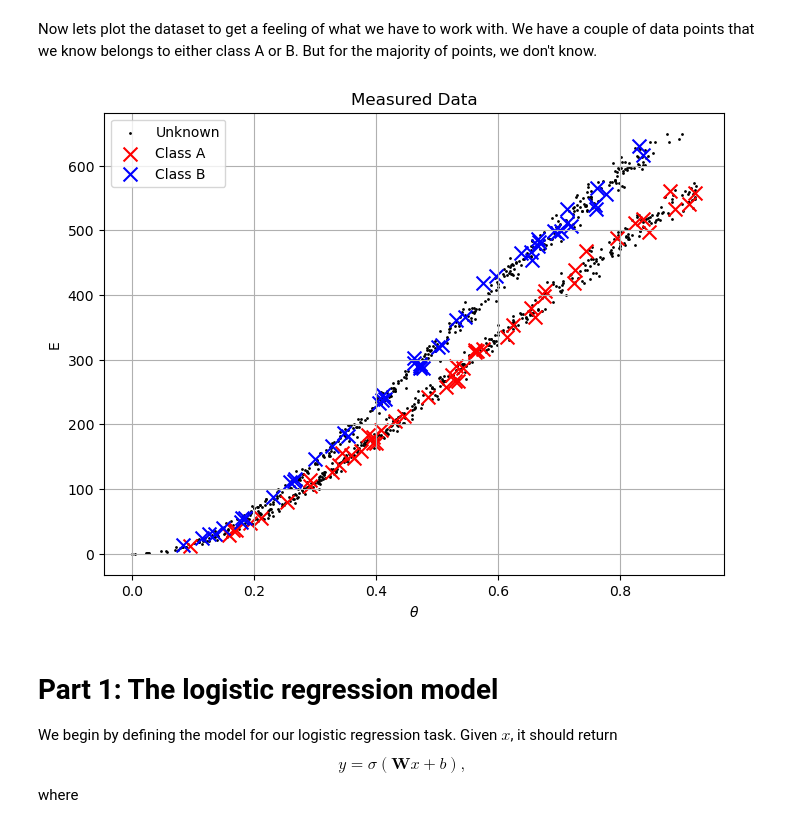
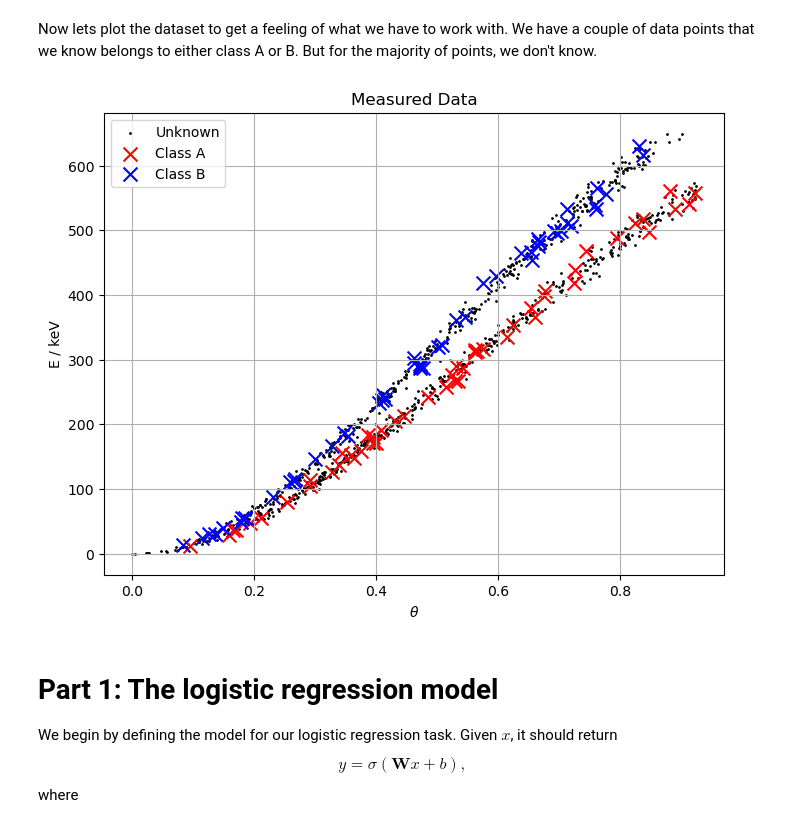
Before and after one commit to ScottMcHaffie/SH2150_assignments, a Jupyter notebook: assignment1/Assignment_1.ipynb, the cells around one changed output. Cells and saved outputs as stored; diff of their text form; code cells hidden in the pictures.

```diff
--- a/assignment1/Assignment_1.ipynb
+++ b/assignment1/Assignment_1.ipynb
@@ -24,7 +24,7 @@ torch.manual_seed(42)  # for reproducibility
 # %% [markdown]
 We begin by loading the data. Make sure that `measuredData.mat` is in the same folder as your notebook or change the path below
 # %%
-data = scipy.io.loadmat(r'C:\Users\T480s\OneDrive\Documents\aKTH\KTH Second Year\ML_physics\Assignments\assignment1\measuredData.mat')
+data = scipy.io.loadmat(r"H:\SH2150\SH2150_assignments\assignment1\measuredData.mat")
 # %% [markdown]
 To be able to classify all points as class A or class B, we will model the targets $y$ for the data points for which we know the ground truth, using one-hot encoding and then perform binary classification.
 
@@ -89,21 +79,21 @@ Now lets plot the dataset to get a feeling of what we have to work with. We have
 # %%
 def plot_data():
     fig = plt.figure(figsize=(8,6))
     ax = fig.add_subplot(1,1,1)
     ax.scatter(theta_test, energy_test, c='black', s=1, label='Unknown')
     ax.scatter(theta_A, energy_A, c='red', s=100, marker='x', label='Class A')
     ax.scatter(theta_B, energy_B, c='blue', s=100, marker='x', label='Class B')
-    ax.set_ylabel('E')
+    ax.set_ylabel('E / keV')
     ax.set_xlabel(r'$\theta$')
     ax.set_title('Measured Data')
     ax.grid()
     ax.legend()
     return fig, ax
 
 plot_data()
 plt.show()
 # %% [output]
-[figure, old version]
+[figure, new version]
 # %% [markdown]
 # Part 1: The logistic regression model
 
```
Also changed, not shown: parts of 2 cells of this notebook.
